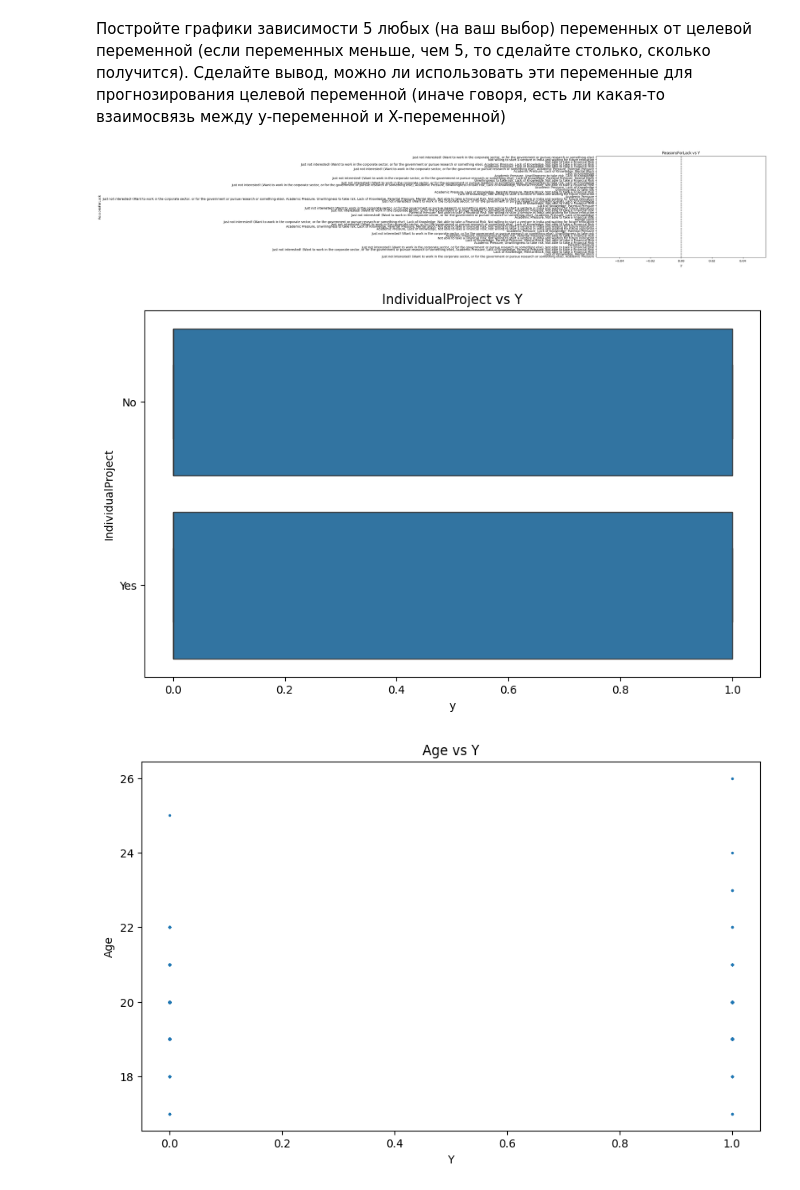
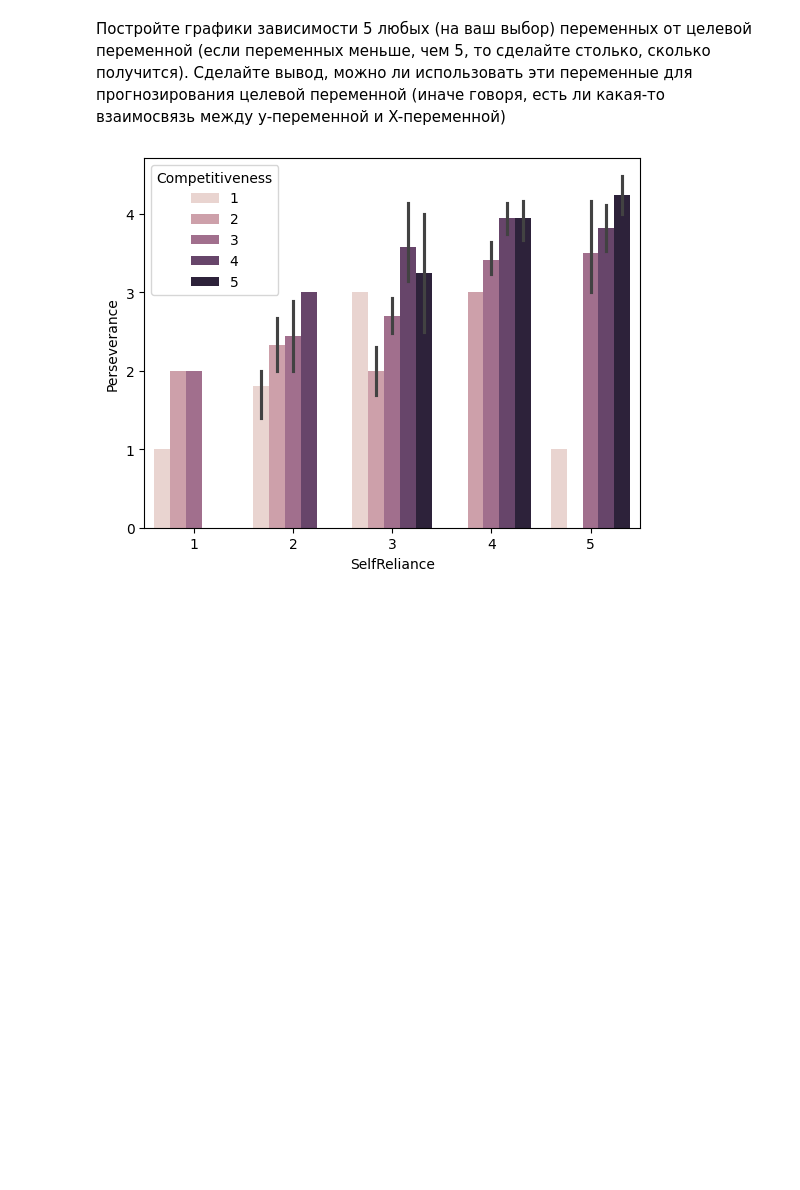
Before and after one commit to linzabali/II_LAB, a Jupyter notebook: lab2.ipynb, the cells around one changed output. Saved outputs shown, nothing was run; the diff lists cells and outputs as text; code cells hidden in the pictures; blank space fills up the shorter version.

```diff
--- a/lab2.ipynb
+++ b/lab2.ipynb
@@ -175,27 +143,6 @@ plt.show()
 # %% [markdown]
 Постройте графики зависимости 5 любых (на ваш выбор) переменных от целевой переменной (если переменных меньше, чем 5, то сделайте столько, сколько получится). Сделайте вывод, можно ли использовать эти переменные для прогнозирования целевой переменной (иначе говоря, есть ли какая-то взаимосвязь между y-переменной и X-переменной)
 # %%
-import pandas as pd
-import matplotlib.pyplot as plt
-data = pd.read_csv('Downloads/data.csv')
-
-selected_variables = ['ReasonsForLack', 'IndividualProject', 'Age', 'Gender', 'City']
-
-for var in selected_variables:
-    if var is not None and 'y' in data.columns:
-        plt.figure(figsize=(10, 6))
-        if data[var].dtype in ['object', 'category']:
-            sns.boxplot(x='y', y=var, data=data)
-            plt.title(f'{var} vs Y')
-        else:
-            #переменная числовая
-            plt.scatter(data['y'], data[var], s=2)
-            plt.xlabel('Y')
-            plt.ylabel(var)
-            plt.title(f'{var} vs Y')
-
-        plt.show()
+sns.barplot(data=data, x='SelfReliance', y='Perseverance', hue='Competitiveness');
 # %% [output]
-[figure, old version]
+[figure, new version]
-[figure, removed]
-[figure, removed]
```
Also changed, not shown: parts of 14 cells of this notebook.
